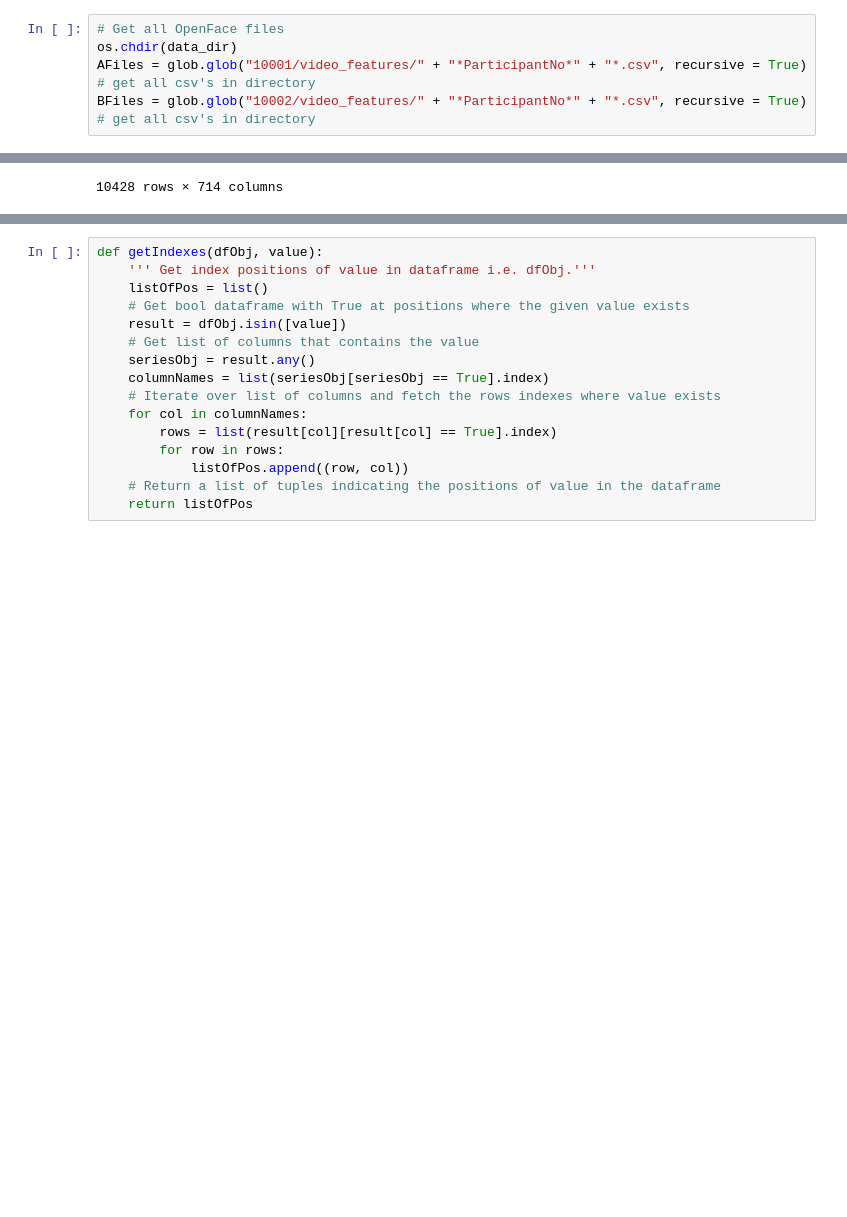
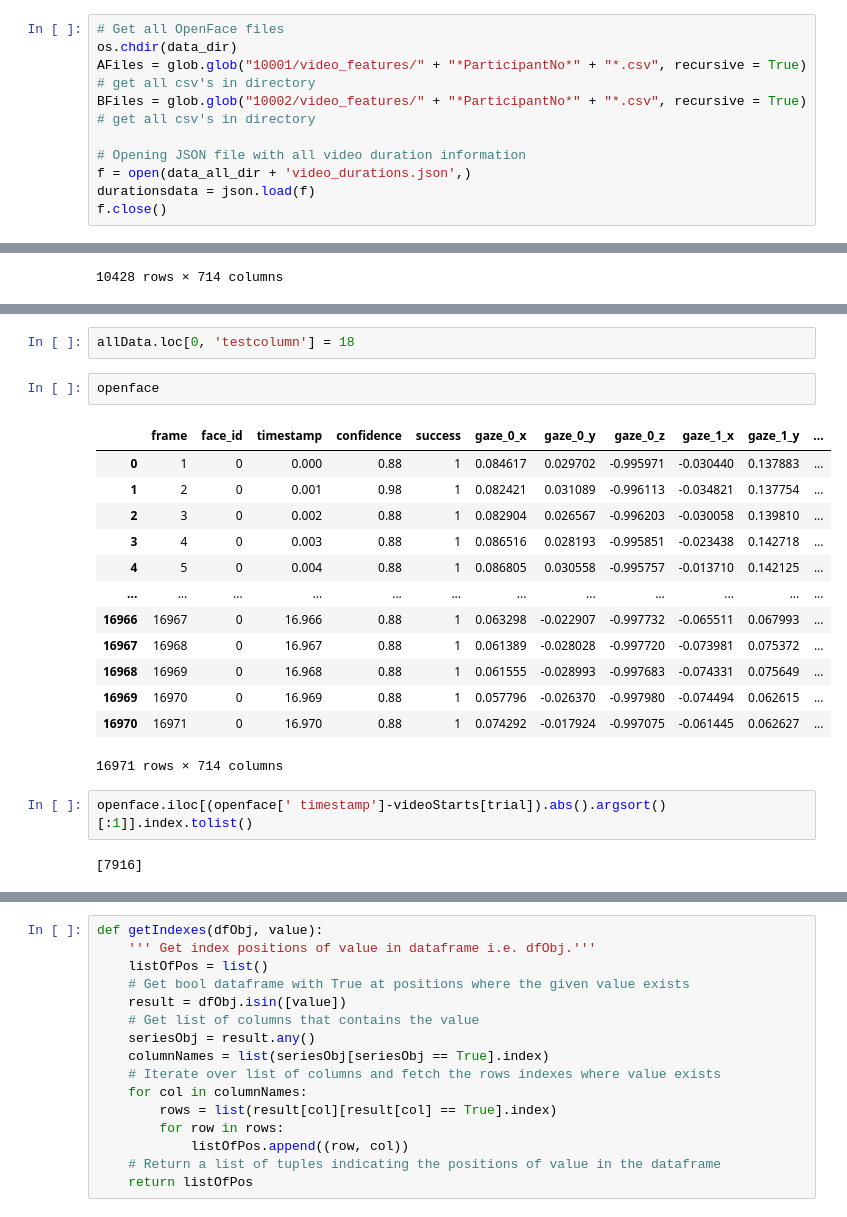
Before and after one commit to mitchelkappen/PMS_analysis, a Jupyter notebook: Code/4_link_video_behavior.ipynb, the cells around one changed output, grey strips where cells are left out. Cells and saved outputs as stored; diff of their text form; blank space fills up the shorter version.

```diff
--- a/Code/4_link_video_behavior.ipynb
+++ b/Code/4_link_video_behavior.ipynb
@@ -96,3 +83,8 @@ Name: ï»¿ImageGroup, Length: 525, dtype: object
 os.chdir(data_dir)
 AFiles = glob.glob("10001/video_features/" + "*ParticipantNo*" + "*.csv", recursive = True) # get all csv's in directory
 BFiles = glob.glob("10002/video_features/" + "*ParticipantNo*" + "*.csv", recursive = True) # get all csv's in directory
+
+# Opening JSON file with all video duration information
+f = open(data_all_dir + 'video_durations.json',)
+durationsdata = json.load(f)
+f.close()
@@ -173,0 +223,22 @@ processing pptnum: 131
+# %%
+allData.loc[0, 'testcolumn'] = 18
+# %%
+openface
+# %% [output]
+|  | frame | face_id | timestamp | confidence | success | gaze_0_x | gaze_0_y | gaze_0_z | gaze_1_x | gaze_1_y | ... |
+| 0 | 1 | 0 | 0.000 | 0.88 | 1 | 0.084617 | 0.029702 | -0.995971 | -0.030440 | 0.137883 | ... |
+| 1 | 2 | 0 | 0.001 | 0.98 | 1 | 0.082421 | 0.031089 | -0.996113 | -0.034821 | 0.137754 | ... |
+| 2 | 3 | 0 | 0.002 | 0.88 | 1 | 0.082904 | 0.026567 | -0.996203 | -0.030058 | 0.139810 | ... |
+| 3 | 4 | 0 | 0.003 | 0.88 | 1 | 0.086516 | 0.028193 | -0.995851 | -0.023438 | 0.142718 | ... |
+| 4 | 5 | 0 | 0.004 | 0.88 | 1 | 0.086805 | 0.030558 | -0.995757 | -0.013710 | 0.142125 | ... |
+| ... | ... | ... | ... | ... | ... | ... | ... | ... | ... | ... | ... |
+| 16966 | 16967 | 0 | 16.966 | 0.88 | 1 | 0.063298 | -0.022907 | -0.997732 | -0.065511 | 0.067993 | ... |
+| 16967 | 16968 | 0 | 16.967 | 0.88 | 1 | 0.061389 | -0.028028 | -0.997720 | -0.073981 | 0.075372 | ... |
+| 16968 | 16969 | 0 | 16.968 | 0.88 | 1 | 0.061555 | -0.028993 | -0.997683 | -0.074331 | 0.075649 | ... |
+| 16969 | 16970 | 0 | 16.969 | 0.88 | 1 | 0.057796 | -0.026370 | -0.997980 | -0.074494 | 0.062615 | ... |
+| 16970 | 16971 | 0 | 16.970 | 0.88 | 1 | 0.074292 | -0.017924 | -0.997075 | -0.061445 | 0.062627 | ... |
+16971 rows × 714 columns
+# %%
+openface.iloc[(openface[' timestamp']-videoStarts[trial]).abs().argsort()[:1]].index.tolist()
+# %% [output]
+[7916]
```
Also changed, not shown: parts of 11 cells of this notebook, 2 other files.
